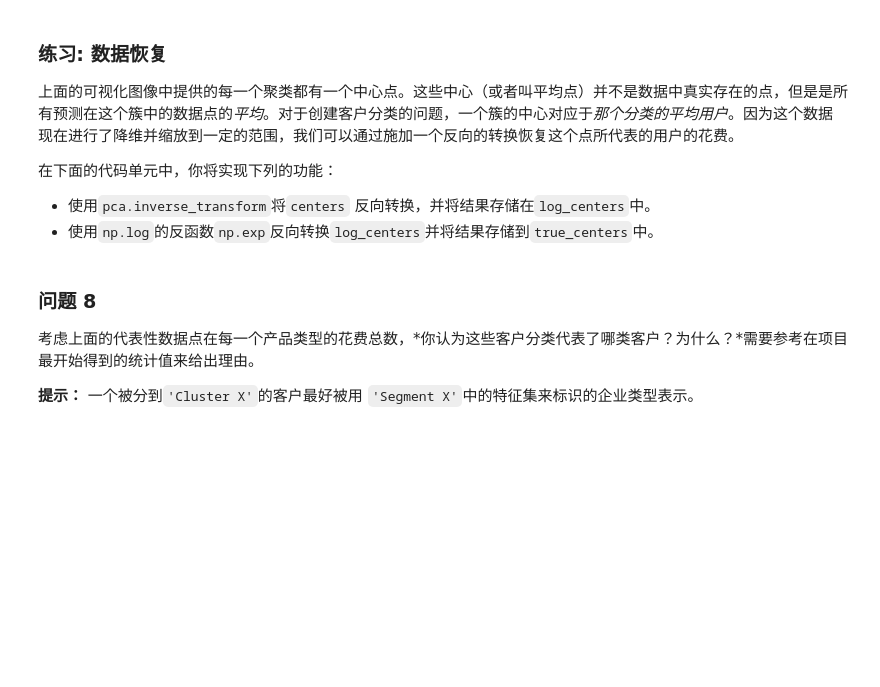
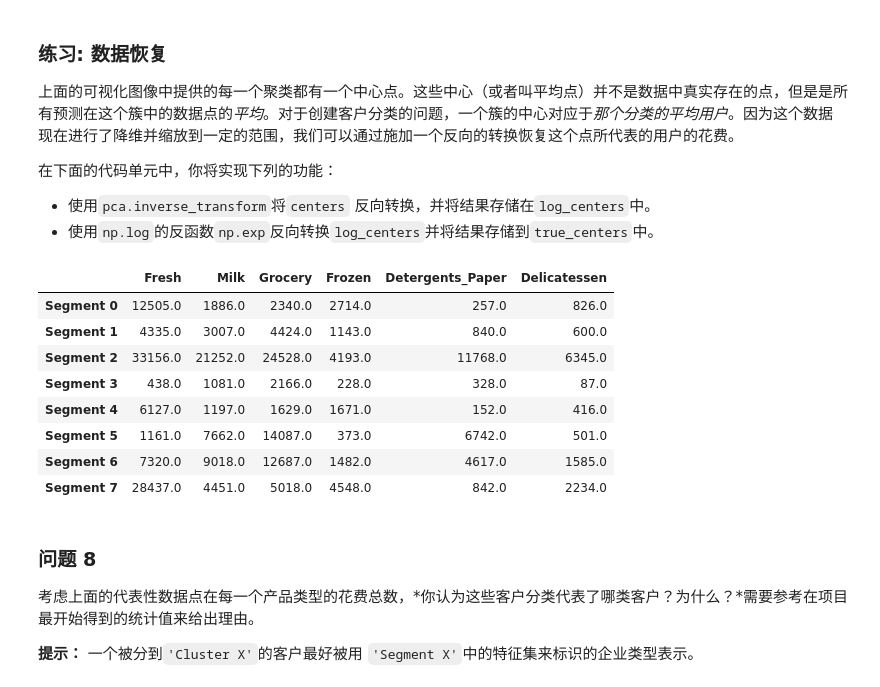
Before and after one commit to l0o0/creating_customer_segments, a Jupyter notebook: customer_segments.ipynb, the cells around one changed output. Drawn from its saved outputs; the diff is of its cells as text; code cells hidden in the pictures; blank space fills up the shorter version.

```diff
--- a/customer_segments.ipynb
+++ b/customer_segments.ipynb
@@ -470,17 +493,21 @@ vs.biplot(good_data, reduced_data, pca)
  - 导入sklearn.metrics.silhouette_score包并计算`reduced_data`相对于`preds`的轮廓系数。
    - 将轮廓系数赋值给`score`并输出结果。
 # %%
+from sklearn.mixture import GaussianMixture
+from sklearn.metrics import silhouette_score
 # TODO：在降维后的数据上使用你选择的聚类算法
-clusterer = None
+clusterer = GaussianMixture(random_state=0, n_components=8)
+clusterer.fit(reduced_data)
 
 # TODO：预测每一个点的簇
-preds = None
+preds = clusterer.predict(reduced_data)
 
 # TODO：找到聚类中心
-centers = None
+centers = clusterer.means_
 
 # TODO：预测在每一个转换后的样本点的类
-sample_preds = None
+sample_preds = clusterer.predict(pca_samples)
 
 # TODO：计算选择的类别的平均轮廓系数（mean silhouette coefficient）
-score = None
+score = silhouette_score(reduced_data, preds)
+print score
@@ -505,16 +554,26 @@ vs.cluster_results(reduced_data, preds, centers, pca_samples)
  - 使用`np.log`的反函数`np.exp`反向转换`log_centers`并将结果存储到`true_centers`中。
 # %%
 # TODO：反向转换中心点
-log_centers = None
+log_centers = pca.inverse_transform(centers)
 
 # TODO：对中心点做指数转换
-true_centers = None
+true_centers = np.exp(log_centers)
 
 # 显示真实的中心点
 segments = ['Segment {}'.format(i) for i in range(0,len(centers))]
 true_centers = pd.DataFrame(np.round(true_centers), columns = data.keys())
 true_centers.index = segments
 display(true_centers)
+# %% [output]
+|  | Fresh | Milk | Grocery | Frozen | Detergents_Paper | Delicatessen |
+| Segment 0 | 12505.0 | 1886.0 | 2340.0 | 2714.0 | 257.0 | 826.0 |
+| Segment 1 | 4335.0 | 3007.0 | 4424.0 | 1143.0 | 840.0 | 600.0 |
+| Segment 2 | 33156.0 | 21252.0 | 24528.0 | 4193.0 | 11768.0 | 6345.0 |
+| Segment 3 | 438.0 | 1081.0 | 2166.0 | 228.0 | 328.0 | 87.0 |
+| Segment 4 | 6127.0 | 1197.0 | 1629.0 | 1671.0 | 152.0 | 416.0 |
+| Segment 5 | 1161.0 | 7662.0 | 14087.0 | 373.0 | 6742.0 | 501.0 |
+| Segment 6 | 7320.0 | 9018.0 | 12687.0 | 1482.0 | 4617.0 | 1585.0 |
+| Segment 7 | 28437.0 | 4451.0 | 5018.0 | 4548.0 | 842.0 | 2234.0 |
 # %% [markdown]
 ### 问题 8
 考虑上面的代表性数据点在每一个产品类型的花费总数，*你认为这些客户分类代表了哪类客户？为什么？*需要参考在项目最开始得到的统计值来给出理由。
```
Also changed, not shown: parts of 16 cells of this notebook.
